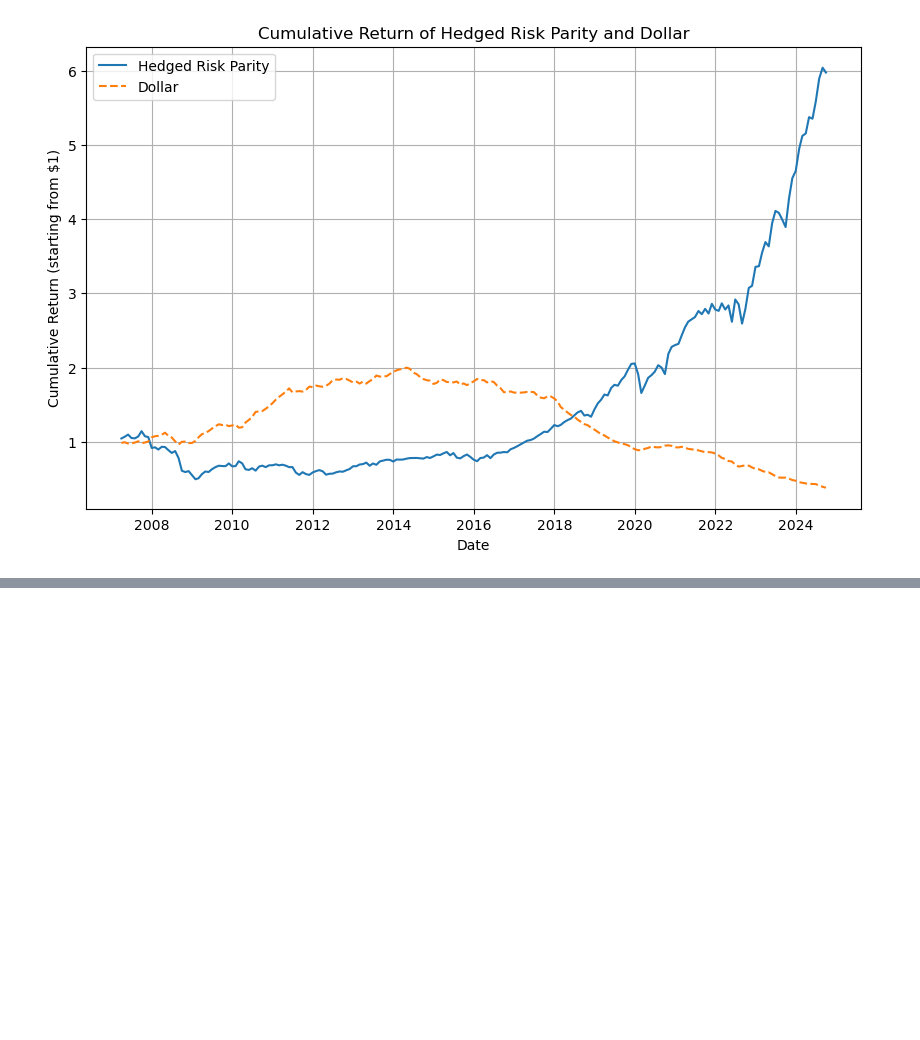
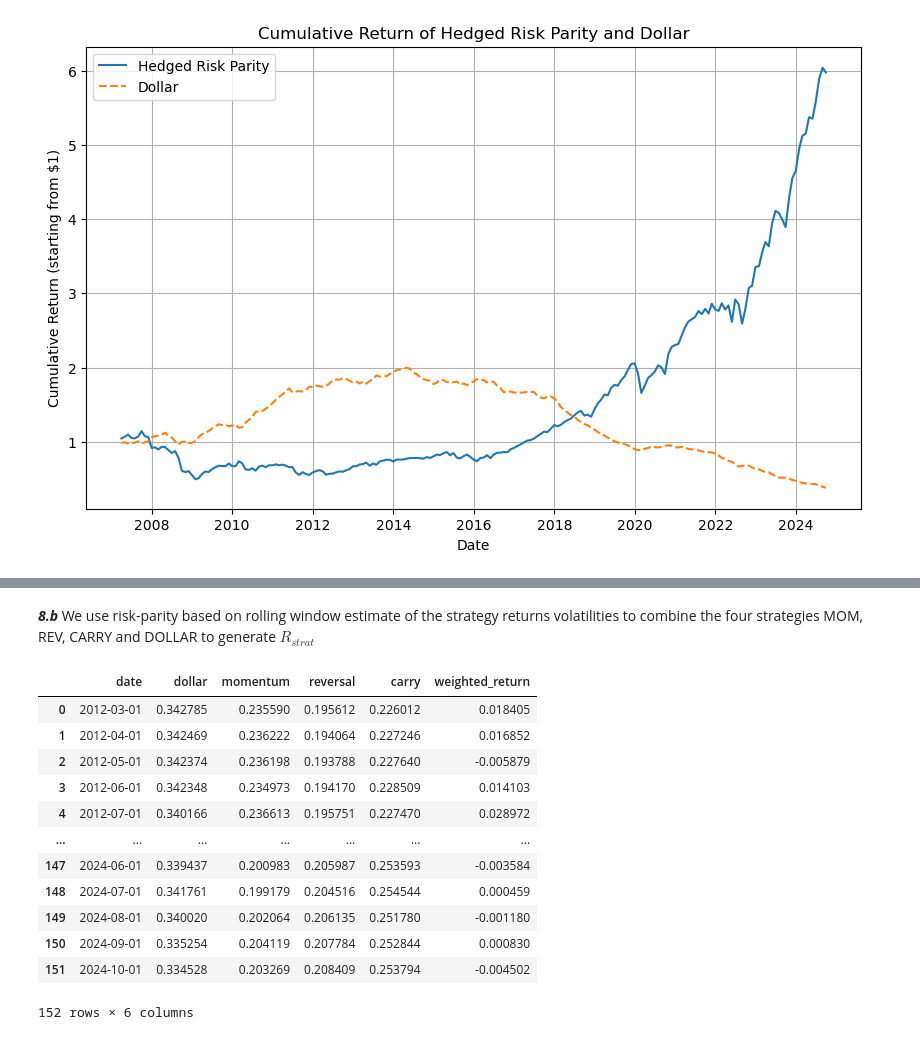
Before and after one commit to pherb127/Investments-Data, a Jupyter notebook: Investments.ipynb, the cells around one changed output, grey strips where cells are left out. Drawn from its saved outputs; the diff is of its cells as text; code cells hidden in the pictures; blank space fills up the shorter version.

```diff
--- a/Investments.ipynb
+++ b/Investments.ipynb
@@ -1745,0 +1926,57 @@ plt.show()
+# %% [markdown]
+***8.b*** We use risk-parity based on rolling window estimate of the strategy returns volatilities to combine the four strategies MOM, REV, CARRY and DOLLAR to generate $R_{strat}$
+# %%
+# make all dataframes start from the same date
+start_date = max(hedged_risk_parity['date'].min(), momentum['date'].min(), rev_strategy['date'].min(), carry_strategy_df['date'].min(), dollar['date'].min())
+hedged_risk_parity_aligned = hedged_risk_parity[hedged_risk_parity['date'] >= start_date].reset_index(drop=True)
+momentum_aligned = momentum[momentum['date'] >= start_date].reset_index(drop=True)
+rev_strategy_aligned = rev_strategy[rev_strategy['date'] >= start_date].reset_index(drop=True)
+carry_strategy_df_aligned = carry_strategy_df[carry_strategy_df['date'] >= start_date].reset_index(drop=True)
+dollar_aligned = dollar[dollar['date'] >= start_date].reset_index(drop=True)
+# %%
+# Estimate the volatility of each strategy returns on a rolling window of 60 months
+window = 60
+vol_dollar = dollar_aligned['return'].rolling(window=window).std()
+vol_momentum = momentum_aligned['momentum_return'].rolling(window=window).std()
+vol_rev_strategy = rev_strategy_aligned['rev_return'].rolling(window=window).std()
+vol_carry = carry_strategy_df_aligned['carry_return'].rolling(window=window).std()
+
+# Create a DataFrame to hold the inverse of volatilities
+strategy = pd.DataFrame({
+    'date': hedged_risk_parity_aligned['date'],
+    'dollar': 1 / vol_dollar,
+    'momentum': 1 / vol_momentum,
+    'reversal': 1 / vol_rev_strategy,
+    'carry': 1 / vol_carry
+})
+strategy = strategy.dropna().reset_index(drop=True)
+
+# Normalize the inverse volatilities to sum to 1
+strategy['total_inverse_vol'] = strategy[['dollar', 'momentum', 'reversal', 'carry']].sum(axis=1)
+strategy[['dollar', 'momentum', 'reversal', 'carry']] = strategy[['dollar', 'momentum', 'reversal', 'carry']].div(strategy['total_inverse_vol'], axis=0)
+# Drop the total_inverse_vol column as it's no longer needed
+strategy = strategy.drop(columns='total_inverse_vol')
+
+# Calculate the weighted returns for each strategy
+strategy['weighted_return'] = (
+    strategy['dollar'] * dollar_aligned['return'].reset_index(drop=True) +
+    strategy['momentum'] * momentum_aligned['momentum_return'].reset_index(drop=True) +
+    strategy['reversal'] * rev_strategy_aligned['rev_return'].reset_index(drop=True) +
+    strategy['carry'] * carry_strategy_df_aligned['carry_return'].reset_index(drop=True)
+)
+
+strategy
+# %% [output]
+|  | date | dollar | momentum | reversal | carry | weighted_return |
+| 0 | 2012-03-01 | 0.342785 | 0.235590 | 0.195612 | 0.226012 | 0.018405 |
+| 1 | 2012-04-01 | 0.342469 | 0.236222 | 0.194064 | 0.227246 | 0.016852 |
+| 2 | 2012-05-01 | 0.342374 | 0.236198 | 0.193788 | 0.227640 | -0.005879 |
+| 3 | 2012-06-01 | 0.342348 | 0.234973 | 0.194170 | 0.228509 | 0.014103 |
+| 4 | 2012-07-01 | 0.340166 | 0.236613 | 0.195751 | 0.227470 | 0.028972 |
+| ... | ... | ... | ... | ... | ... | ... |
+| 147 | 2024-06-01 | 0.339437 | 0.200983 | 0.205987 | 0.253593 | -0.003584 |
+| 148 | 2024-07-01 | 0.341761 | 0.199179 | 0.204516 | 0.254544 | 0.000459 |
+| 149 | 2024-08-01 | 0.340020 | 0.202064 | 0.206135 | 0.251780 | -0.001180 |
+| 150 | 2024-09-01 | 0.335254 | 0.204119 | 0.207784 | 0.252844 | 0.000830 |
+| 151 | 2024-10-01 | 0.334528 | 0.203269 | 0.208409 | 0.253794 | -0.004502 |
+152 rows × 6 columns
```
Also changed, not shown: parts of 25 cells of this notebook.
